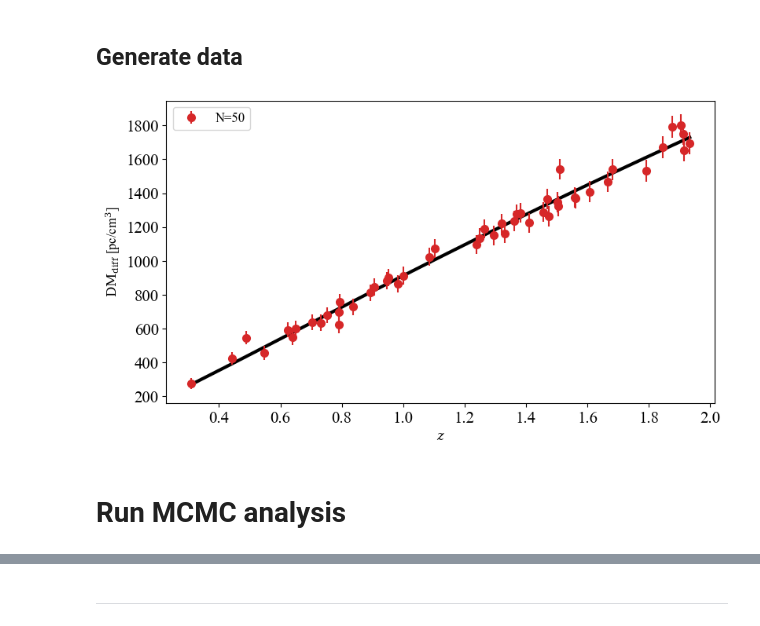
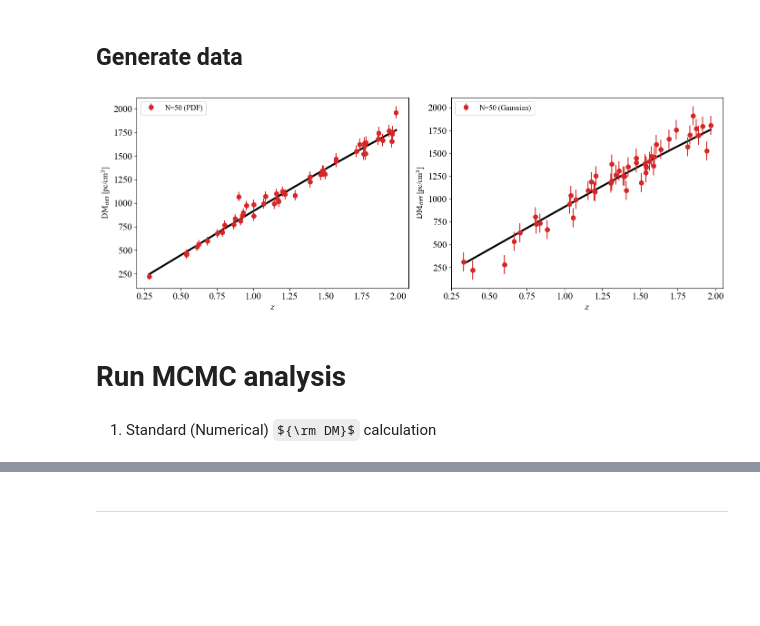
Before and after one commit to MariosNT/DM_cosmic_Pade, a Jupyter notebook: Notebooks/MCMC_constraints.ipynb, the cells around one changed output, grey strips where cells are left out. Drawn from its saved outputs; the diff is of its cells as text; code cells hidden in the pictures; some formulas as TeX source; blank space fills up the shorter version.

```diff
--- a/Notebooks/MCMC_constraints.ipynb
+++ b/Notebooks/MCMC_constraints.ipynb
@@ -7,10 +14,9 @@
 # %%
 ### If the MCMC functions need to be imported from a file, this should be OFF
 ## Depends on how the OS handles multiprossecing
-RUN_IN_NOTEBOOK = True
-
-SAVE_DATA = False
-SAVE_FIG = False
+SAVE_DATA = True
+SAVE_FIG = True
+EXTRA_CHECKS = True
 # %%
 import sys
 sys.path.append('../Python_scripts')
@@ -34,23 +40,44 @@ N_EVENTS = 50
 ## Minimum redshift
 z_min = 0.25
 
-
-z_centres, DM_centres, DM_obs_centre, s_DM_obs = generate_events(N_EVENTS, z_min, method='Pdf', error_size=0.2, data_path=DATA_PATH)
+## Generate events
+z_centres_pdf, DM_centres_pdf, DM_obs_centre_pdf, s_DM_obs_pdf = generate_events(N_EVENTS, z_min, method='Pdf', error_size=0.2, data_path=DATA_PATH)
+z_centres_gauss, DM_centres_gauss, DM_obs_centre_gauss, s_DM_obs_gauss = generate_events(N_EVENTS, z_min, method='Gaussian', error_size=0.2, data_path=DATA_PATH)
 # %%
-fig = plt.figure(figsize=(9, 5))
-ax1 = fig.add_subplot(111)
+fig = plt.figure(figsize=(14, 5))
+ax1 = fig.add_subplot(1, 2, 1)
+ax2 = fig.add_subplot(1, 2, 2)
 
-ax1.plot(np.sort(z_centres), np.sort(DM_centres), c='black', lw=3)
-ax1.errorbar(z_centres, DM_obs_centre, yerr=s_DM_obs, marker='o', ls='', ms=7, c='tab:red', label=f'N={N_EVENTS}')
-
-
+ax1.plot(np.sort(z_centres_pdf), np.sort(DM_centres_pdf), c='black', lw=3)
+ax1.errorbar(z_centres_pdf, DM_obs_centre_pdf, yerr=s_DM_obs_pdf, marker='o', ls='', ms=7, c='tab:red', label=f'N={N_EVENTS} (PDF)')
 ax1.set_ylabel(r'${\rm DM}_{\rm diff}$ [pc/cm$^3$]', fontsize=12)
 ax1.set_xlabel(r'$z$', fontsize=12)
 ax1.legend(loc='upper left', fontsize=12)
 ax1.tick_params(axis='both', which='major', labelsize=15)
 
+
+ax2.plot(np.sort(z_centres_gauss), np.sort(DM_centres_gauss), c='black', lw=3)
+ax2.errorbar(z_centres_gauss, DM_obs_centre_gauss, yerr=s_DM_obs_gauss, marker='o', ls='', ms=7, c='tab:red', label=f'N={N_EVENTS} (Gaussian)')
+ax2.set_ylabel(r'${\rm DM}_{\rm diff}$ [pc/cm$^3$]', fontsize=12)
+ax2.set_xlabel(r'$z$', fontsize=12)
+ax2.legend(loc='upper left', fontsize=12)
+ax2.tick_params(axis='both', which='major', labelsize=15)
+
+plt.tight_layout()
+
+# if SAVE_FIG:
+#     plt.savefig("./figures/generate_FRB_events.png", dpi=300, bbox_inches='tight')
+
+if SAVE_DATA:
+    np.savez('./posterior/redshifts_gauss.npz',\
+             z_cs=z_centres_gauss,\
+             DM_cs=DM_centres_gauss,\
+             DM_obs_cs=DM_obs_centre_gauss,\
+             s_DM_obs_cs=s_DM_obs_gauss
+            )
+
 plt.show()
 # %% [output]
-[figure, old version]
+[figure, new version]
 # %% [markdown]
 # Run MCMC analysis
@@ -62,0 +84,2 @@ samples_PD, flat_samples_PD = run_mcmc_analysis_pdf(z_centres, DM_obs_centre, s_
+# %% [markdown]
+1. Standard (Numerical) ${\rm DM}$ calculation
```
Also changed, not shown: parts of 28 cells of this notebook, 2 other files.
